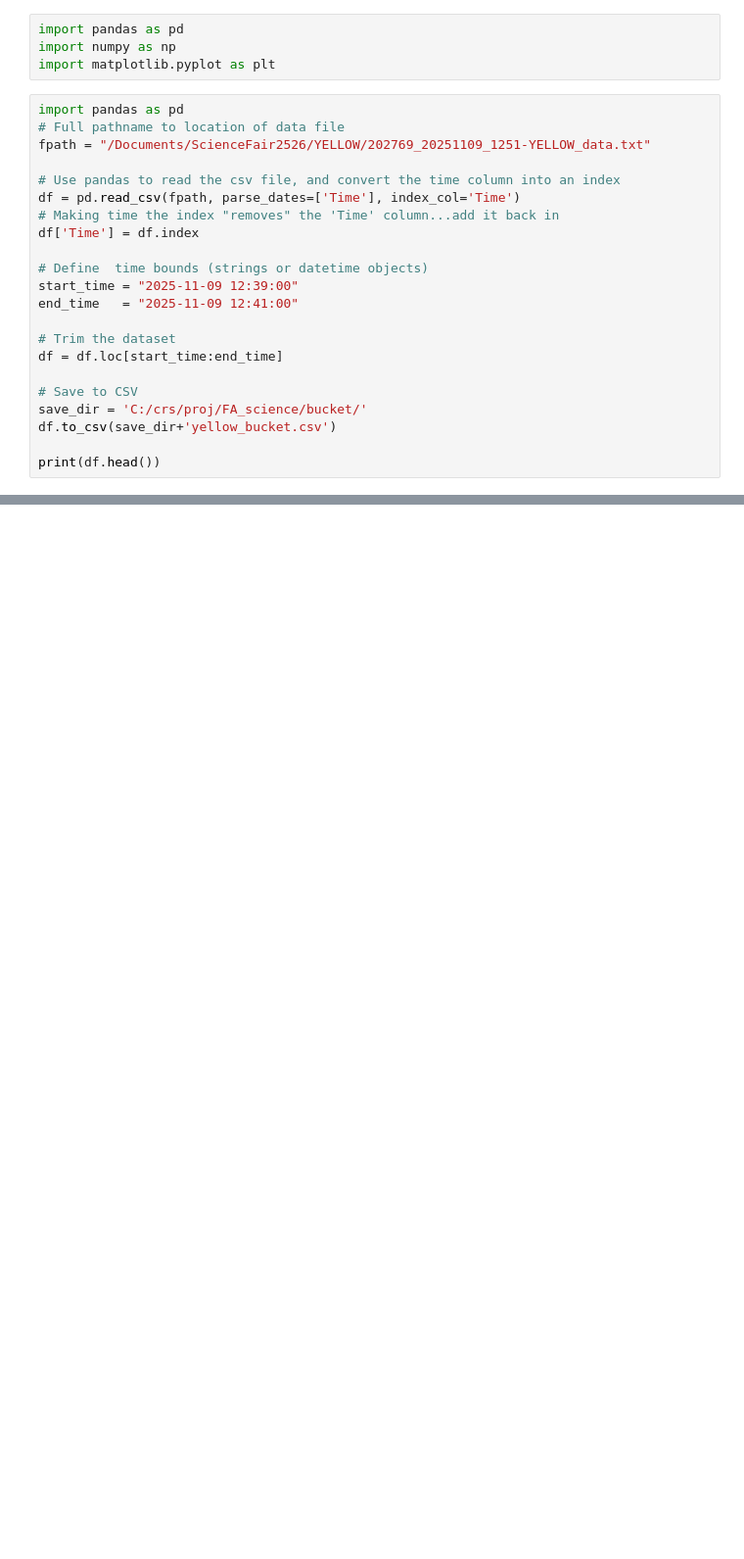
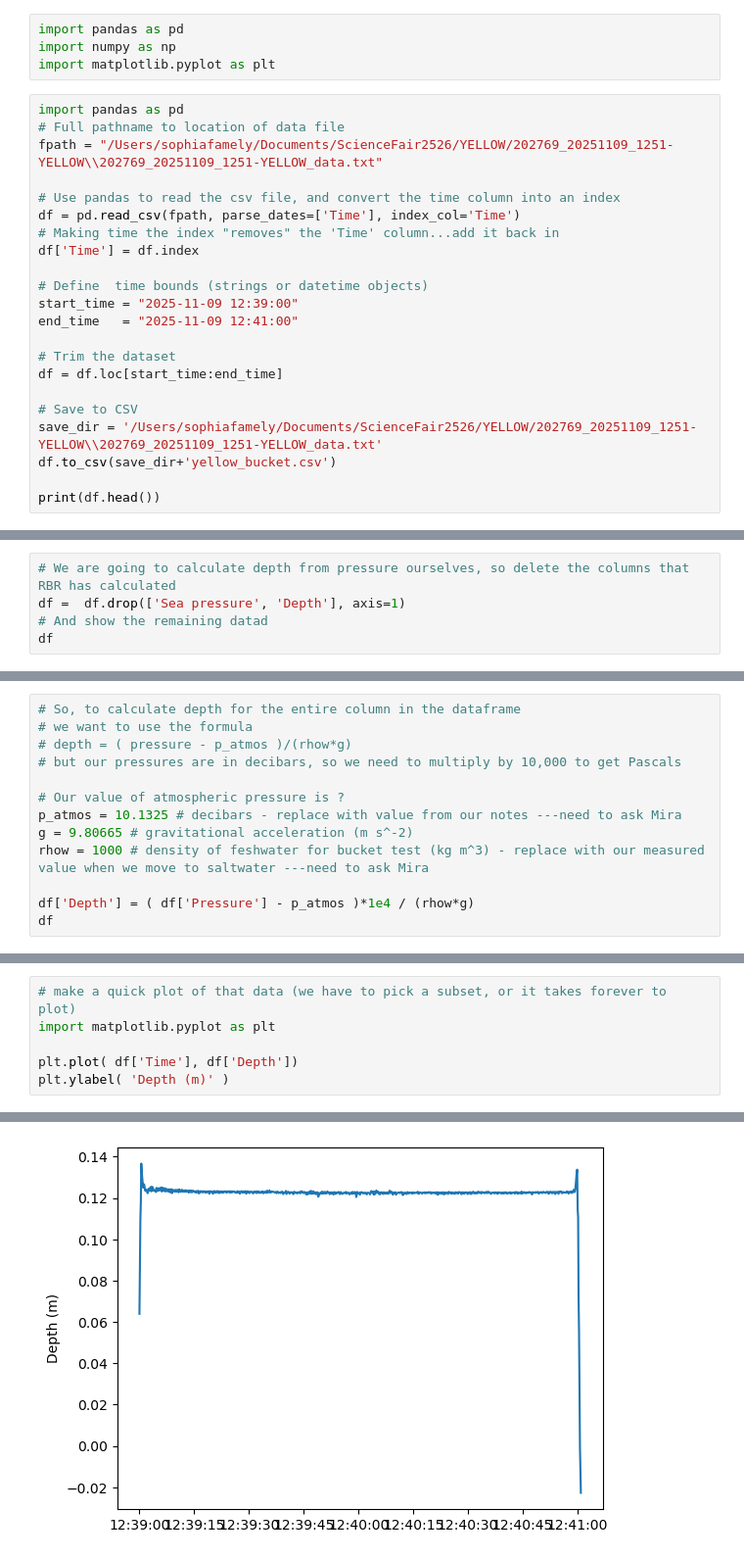
Before and after one commit to sofa927/Science-Fair, a Jupyter notebook: YellowBucketTest.ipynb, the cells around one changed output, grey strips where cells are left out. Shown at 98% size. Saved outputs shown, nothing was run; the diff lists cells and outputs as text; blank space fills up the shorter version.

Commit message:
Finished code, ask Mira for atmospheric pressure

```diff
--- a/YellowBucketTest.ipynb
+++ b/YellowBucketTest.ipynb
@@ -5,7 +5,7 @@ import matplotlib.pyplot as plt
 # %%
 import pandas as pd
 # Full pathname to location of data file
-fpath = "/Documents/ScienceFair2526/YELLOW/202769_20251109_1251-YELLOW_data.txt"
+fpath = "/Users/sophiafamely/Documents/ScienceFair2526/YELLOW/202769_20251109_1251-YELLOW\\202769_20251109_1251-YELLOW_data.txt"
 
 # Use pandas to read the csv file, and convert the time column into an index
 df = pd.read_csv(fpath, parse_dates=['Time'], index_col='Time')
@@ -20,7 +20,7 @@ end_time   = "2025-11-09 12:41:00"
 df = df.loc[start_time:end_time]
 
 # Save to CSV
-save_dir = 'C:/crs/proj/FA_science/bucket/'
+save_dir = '/Users/sophiafamely/Documents/ScienceFair2526/YELLOW/202769_20251109_1251-YELLOW\\202769_20251109_1251-YELLOW_data.txt'
 df.to_csv(save_dir+'yellow_bucket.csv')
 
 print(df.head())
@@ -28,0 +43,5 @@ FileNotFoundError: [Errno 2] No such file or directory: '/SophiaFamely/Documents
+# %%
+# We are going to calculate depth from pressure ourselves, so delete the columns that RBR has calculated
+df =  df.drop(['Sea pressure', 'Depth'], axis=1)
+# And show the remaining datad
+df
@@ -28,0 +63,13 @@ FileNotFoundError: [Errno 2] No such file or directory: '/SophiaFamely/Documents
+# %%
+# So, to calculate depth for the entire column in the dataframe
+# we want to use the formula
+# depth = ( pressure - p_atmos )/(rhow*g)
+# but our pressures are in decibars, so we need to multiply by 10,000 to get Pascals
+
+# Our value of atmospheric pressure is ?
+p_atmos = 10.1325 # decibars - replace with value from our notes ---need to ask Mira
+g = 9.80665 # gravitational acceleration (m s^-2)
+rhow = 1000 # density of feshwater for bucket test (kg m^3) - replace with our measured value when we move to saltwater ---need to ask Mira
+
+df['Depth'] = ( df['Pressure'] - p_atmos )*1e4 / (rhow*g)
+df
@@ -28,0 +103,7 @@ FileNotFoundError: [Errno 2] No such file or directory: '/SophiaFamely/Documents
+# %%
+# make a quick plot of that data (we have to pick a subset, or it takes forever to plot)
+import matplotlib.pyplot as plt
+
+plt.plot( df['Time'], df['Depth'])
+plt.ylabel( 'Depth (m)' )
+# %% [output]
@@ -28,0 +111 @@ FileNotFoundError: [Errno 2] No such file or directory: '/SophiaFamely/Documents
+[figure, added]
```
Also changed, not shown: parts of 5 cells of this notebook.
